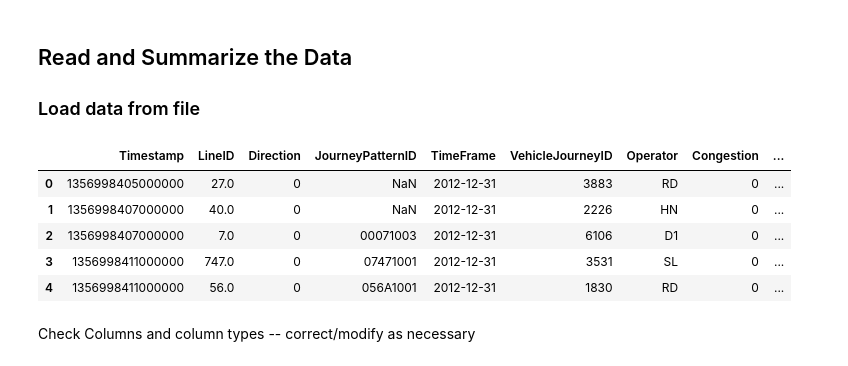
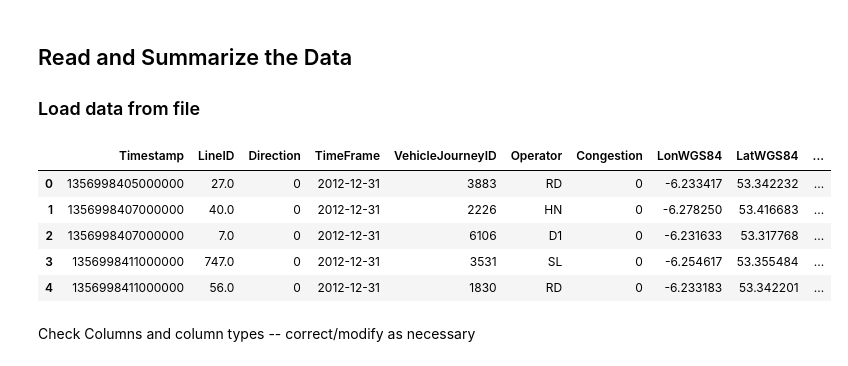
Before and after one commit to sba22230/DublinBusWeatherProject, a Jupyter notebook: Standalone_EDA.ipynb, the cells around one changed output. Saved outputs shown, nothing was run; the diff lists cells and outputs as text; code cells hidden in the pictures.

```diff
--- a/Standalone_EDA.ipynb
+++ b/Standalone_EDA.ipynb
@@ -457,24 +468,26 @@ sns.set_style('whitegrid')
 # %%
 data_file = './Data/Bus/Gz/siri.20130101.csv.gz'
 df = pd.read_csv(data_file, compression='gzip')
 
 df.columns = ['Timestamp', 'Line ID', 'Direction', 'Journey Pattern ID', 'Time Frame', 'Vehicle Journey ID', 'Operator', 'Congestion', 'Lon WGS84', 'Lat WGS84', 'Delay', 'Block ID', 'Vehicle ID', 'Stop ID', 'At Stop']
 #remove the space in column names
 df.columns = [x.strip().replace(' ', '') for x in df.columns]
 
 # Getting the list of categorical columns if it was not there in the yaml file
 CategoricalColumns = list(set(list(df.select_dtypes(exclude=[np.number]).columns)))
 
 NumericalColumns = list(set(list(df.select_dtypes([np.number]).columns)))
 
+
+df = pd.read_parquet('./Data/Bus/CleanedBusData.parquet')
 df.head()
 # %% [output]
-|  | Timestamp | LineID | Direction | JourneyPatternID | TimeFrame | VehicleJourneyID | Operator | Congestion | ... |
-| 0 | 1356998405000000 | 27.0 | 0 | NaN | 2012-12-31 | 3883 | RD | 0 | ... |
-| 1 | 1356998407000000 | 40.0 | 0 | NaN | 2012-12-31 | 2226 | HN | 0 | ... |
-| 2 | 1356998407000000 | 7.0 | 0 | 00071003 | 2012-12-31 | 6106 | D1 | 0 | ... |
-| 3 | 1356998411000000 | 747.0 | 0 | 07471001 | 2012-12-31 | 3531 | SL | 0 | ... |
-| 4 | 1356998411000000 | 56.0 | 0 | 056A1001 | 2012-12-31 | 1830 | RD | 0 | ... |
+|  | Timestamp | LineID | Direction | TimeFrame | VehicleJourneyID | Operator | Congestion | LonWGS84 | LatWGS84 | ... |
+| 0 | 1356998405000000 | 27.0 | 0 | 2012-12-31 | 3883 | RD | 0 | -6.233417 | 53.342232 | ... |
+| 1 | 1356998407000000 | 40.0 | 0 | 2012-12-31 | 2226 | HN | 0 | -6.278250 | 53.416683 | ... |
+| 2 | 1356998407000000 | 7.0 | 0 | 2012-12-31 | 6106 | D1 | 0 | -6.231633 | 53.317768 | ... |
+| 3 | 1356998411000000 | 747.0 | 0 | 2012-12-31 | 3531 | SL | 0 | -6.254617 | 53.355484 | ... |
+| 4 | 1356998411000000 | 56.0 | 0 | 2012-12-31 | 1830 | RD | 0 | -6.233183 | 53.342201 | ... |
 # %% [markdown]
 Check Columns and column types -- correct/modify as necessary
 # %%
```
Also changed, not shown: parts of 25 cells of this notebook, 15 other files.
